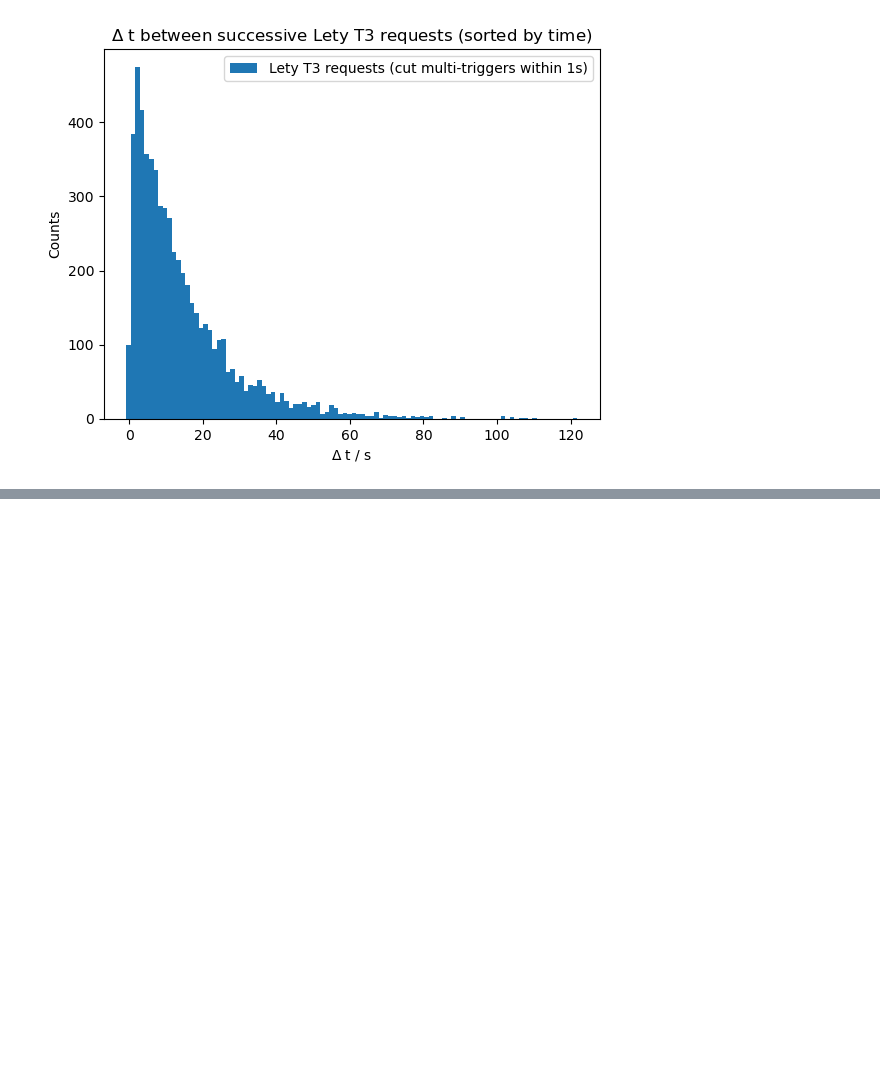
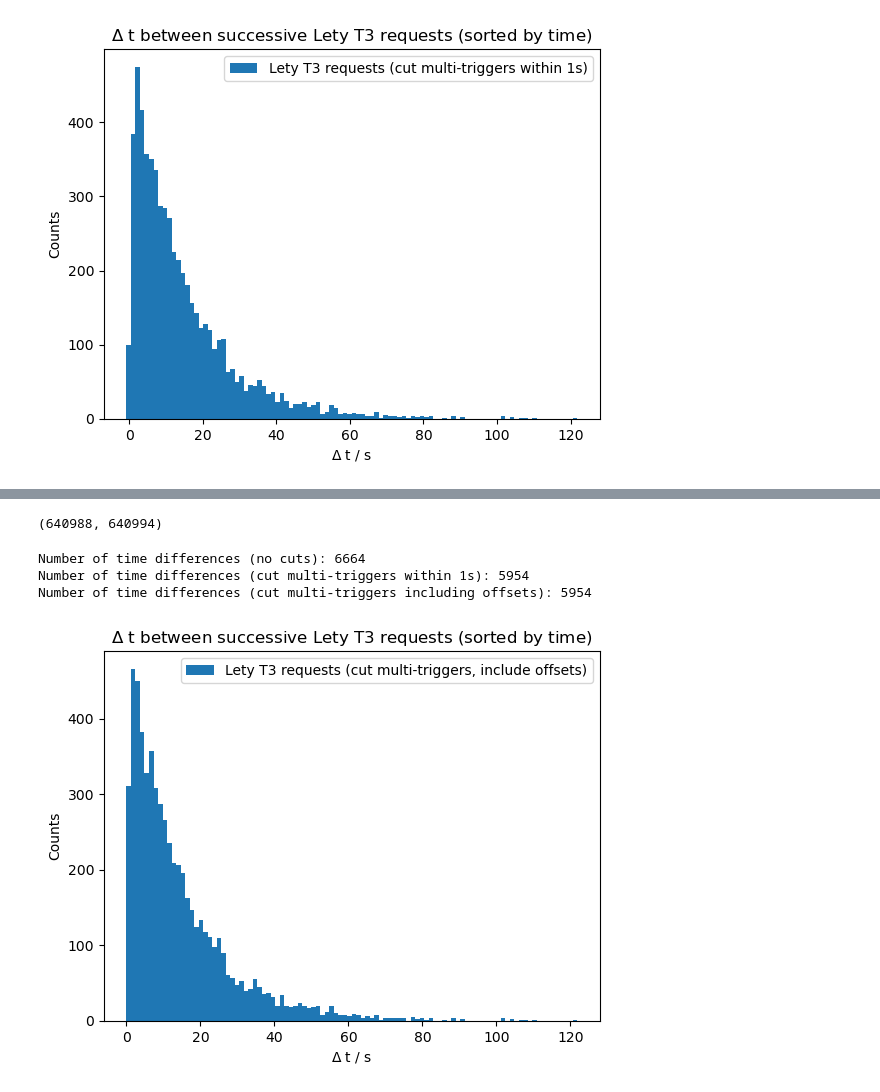
Before and after one commit to bflaggs/iklogParser, a Jupyter notebook: testMultiTriggers/CompareMultiTriggers.ipynb, the cells around one changed output, grey strips where cells are left out. Saved outputs shown, nothing was run; the diff lists cells and outputs as text; code cells hidden in the pictures; blank space fills up the shorter version.

Commit message:
Add time differences including us offsets

```diff
--- a/testMultiTriggers/CompareMultiTriggers.ipynb
+++ b/testMultiTriggers/CompareMultiTriggers.ipynb
@@ -231,3 +231,8 @@ plt.legend()
 plt.show()
 # %% [output]
 [figure]
+# %%
+# Now sort including the offsets... (column 3)
+# Damn I'm kinda dumb for not thinking to include this earlier
+us_with_offsets = data[:, 1].astype(float) + data[:, 2].astype(float)
+sortdedData_withOffsets = data[np.lexsort((us_with_offsets, data[:, 0]))]
@@ -233,0 +264,36 @@ plt.show()
+# %%
+641032 - 44, 641116 - 122
+# %% [output]
+(640988, 640994)
+# %%
+# Calculate time differences again, accounting for offsets
+d_ts_sorted_offsets = []
+for i in range(1, len(sortdedData_withOffsets)):
+    t1 = float(sortdedData_withOffsets[i][0]) + \
+         (float(sortdedData_withOffsets[i][1]) + float(sortdedData_withOffsets[i][2]))/ 1e6
+    t0 = float(sortdedData_withOffsets[i-1][0]) + \
+         (float(sortdedData_withOffsets[i-1][1]) + float(sortdedData_withOffsets[i-1][2])) / 1e6
+    dt = t1 - t0
+
+    # One second was chosen arbitrarily, not sure what a good cut would be
+    if dt <= 1.0 and sortdedData_withOffsets[i][4] != sortdedData_withOffsets[i-1][4]:
+        continue
+    else:
+        d_ts_sorted_offsets.append(dt)
+
+print(f"Number of time differences (no cuts): {len(delta_ts_sorted)}")
+print(f"Number of time differences (cut multi-triggers within 1s): {len(d_ts_sorted)}")
+print(f"Number of time differences (cut multi-triggers including offsets): {len(d_ts_sorted_offsets)}")
+# %% [output]
+Number of time differences (no cuts): 6664
+Number of time differences (cut multi-triggers within 1s): 5954
+Number of time differences (cut multi-triggers including offsets): 5954
+# %%
+plt.hist(d_ts_sorted_offsets, bins=100, label="Lety T3 requests (cut multi-triggers, include offsets)")
+plt.xlabel(r"$\Delta$ t / s")
+plt.ylabel("Counts")
+plt.title(r"$\Delta$ t between successive Lety T3 requests (sorted by time)")
+plt.legend()
+plt.show()
+# %% [output]
+[figure, added]
```
Also changed, not shown: parts of 2 cells of this notebook.
